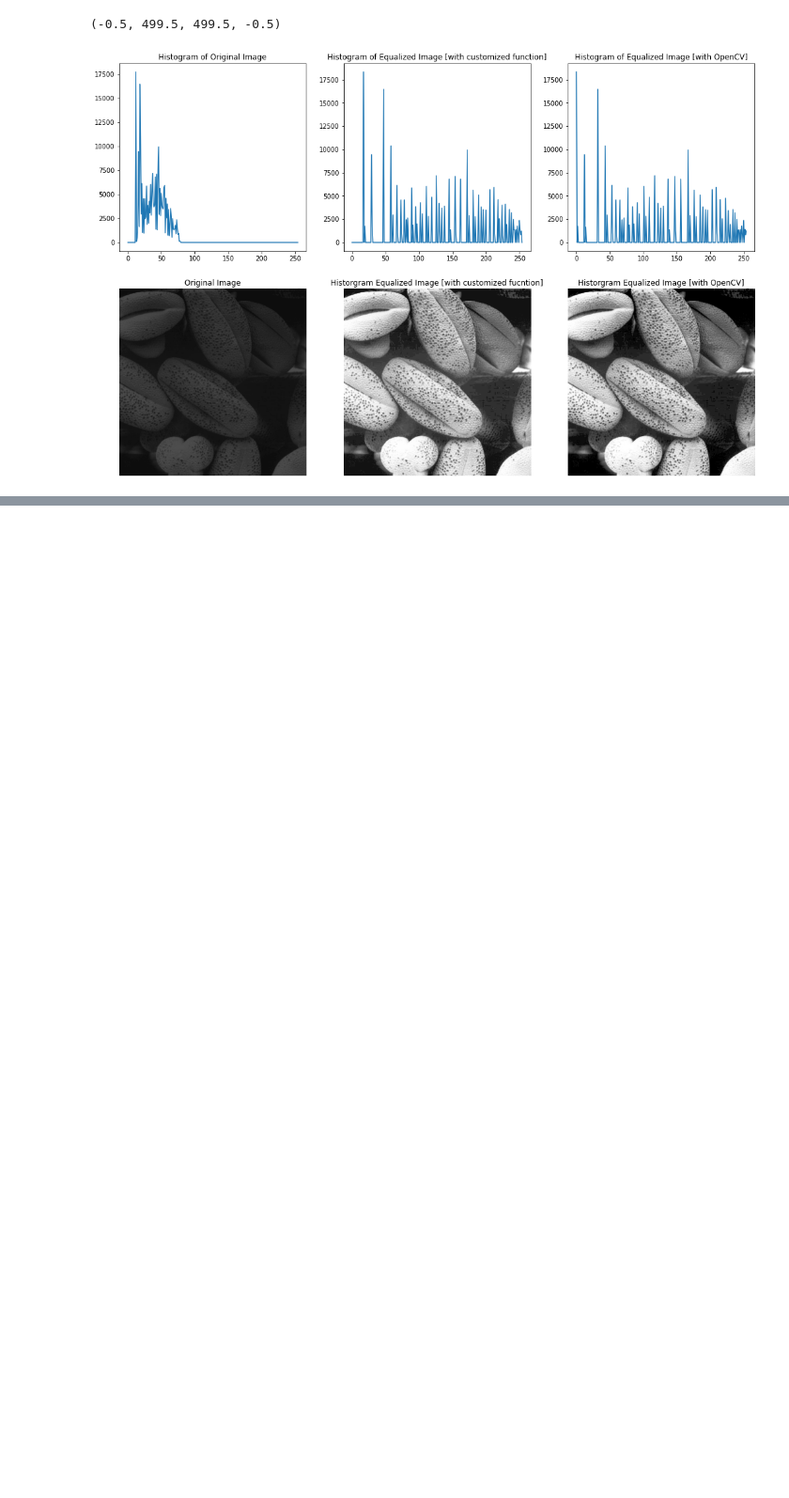
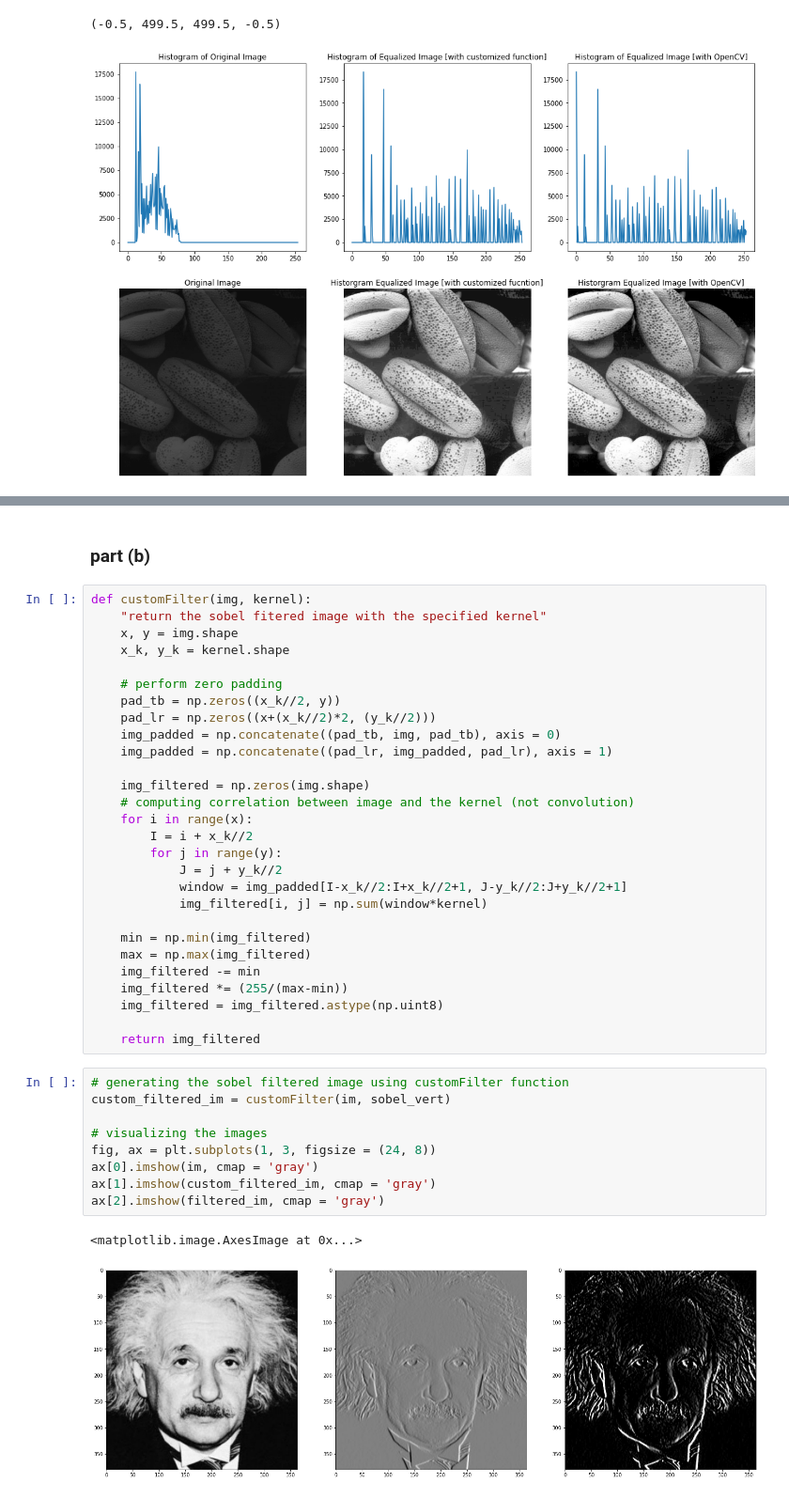
Before and after one commit to rajapaksha-rmpap/en2550_assignment_1, a Jupyter notebook: assignment 1.ipynb, the cells around one changed output, grey strips where cells are left out. Shown at 94% size. Saved outputs shown, nothing was run; the diff lists cells and outputs as text; blank space fills up the shorter version.

```diff
--- a/assignment 1.ipynb
+++ b/assignment 1.ipynb
@@ -158,0 +184,42 @@ ax[1,2].axis('off')
+# %% [markdown]
+### part (b)
+# %%
+def customFilter(img, kernel):
+    "return the sobel fitered image with the specified kernel"
+    x, y = img.shape
+    x_k, y_k = kernel.shape
+
+    # perform zero padding
+    pad_tb = np.zeros((x_k//2, y))
+    pad_lr = np.zeros((x+(x_k//2)*2, (y_k//2)))
+    img_padded = np.concatenate((pad_tb, img, pad_tb), axis = 0)
+    img_padded = np.concatenate((pad_lr, img_padded, pad_lr), axis = 1)
+
+    img_filtered = np.zeros(img.shape)
+    # computing correlation between image and the kernel (not convolution)
+    for i in range(x):
+        I = i + x_k//2
+        for j in range(y):
+            J = j + y_k//2
+            window = img_padded[I-x_k//2:I+x_k//2+1, J-y_k//2:J+y_k//2+1]
+            img_filtered[i, j] = np.sum(window*kernel)
+
+    min = np.min(img_filtered)
+    max = np.max(img_filtered)
+    img_filtered -= min
+    img_filtered *= (255/(max-min))
+    img_filtered = img_filtered.astype(np.uint8)
+
+    return img_filtered
+# %%
+# generating the sobel filtered image using customFilter function
+custom_filtered_im = customFilter(im, sobel_vert)
+
+# visualizing the images
+fig, ax = plt.subplots(1, 3, figsize = (24, 8))
+ax[0].imshow(im, cmap = 'gray')
+ax[1].imshow(custom_filtered_im, cmap = 'gray')
+ax[2].imshow(filtered_im, cmap = 'gray')
+# %% [output]
+<matplotlib.image.AxesImage at 0x...>
+[figure, added]
```
Also changed, not shown: parts of 9 cells of this notebook, 1 other file.
